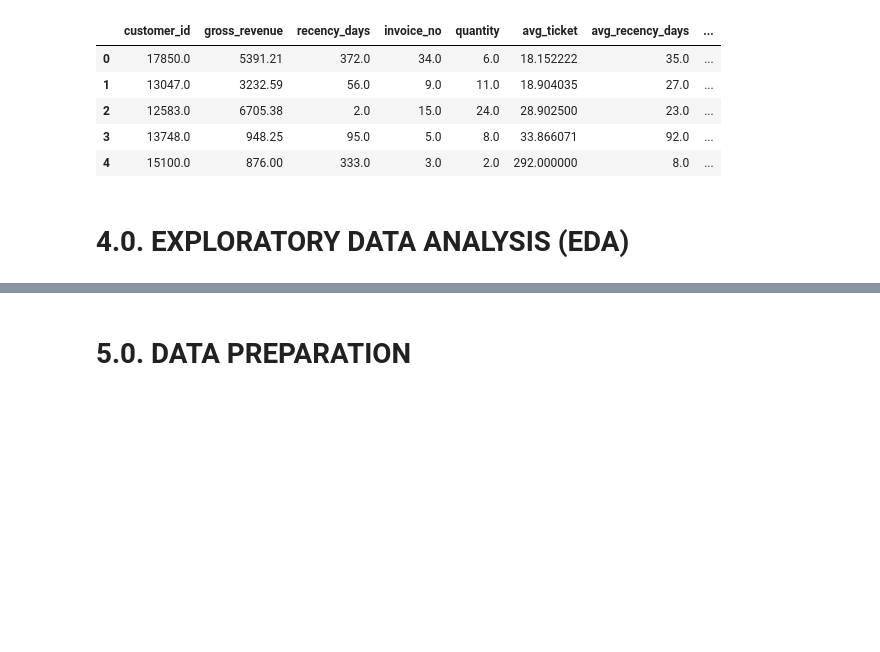
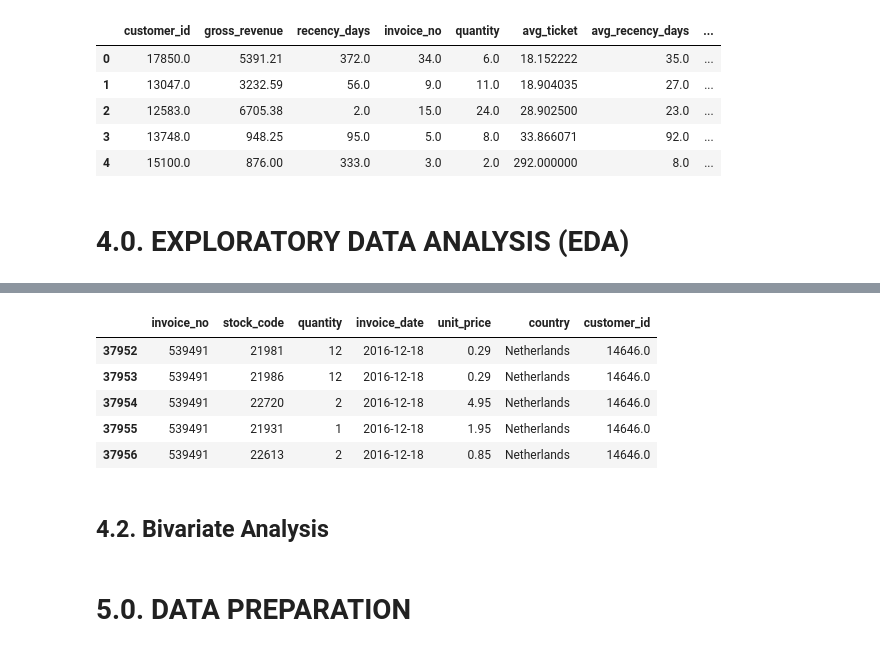
Before and after one commit to ThiagoBorges81/clustering_ml_project, a Jupyter notebook: notebooks/c00_insiders_clustering.ipynb, the cells around one changed output, grey strips where cells are left out. Cells and saved outputs as stored; diff of their text form; code cells hidden in the pictures; blank space fills up the shorter version.

```diff
--- a/notebooks/c00_insiders_clustering.ipynb
+++ b/notebooks/c00_insiders_clustering.ipynb
@@ -790,3 +833,14 @@ df4 = df_ref.dropna().copy()
+# %%
+df3[df3['customer_id']==14646.0].head()
+# %% [output]
+|  | invoice_no | stock_code | quantity | invoice_date | unit_price | country | customer_id |
+| 37952 | 539491 | 21981 | 12 | 2016-12-18 | 0.29 | Netherlands | 14646.0 |
+| 37953 | 539491 | 21986 | 12 | 2016-12-18 | 0.29 | Netherlands | 14646.0 |
+| 37954 | 539491 | 22720 | 2 | 2016-12-18 | 4.95 | Netherlands | 14646.0 |
+| 37955 | 539491 | 21931 | 1 | 2016-12-18 | 1.95 | Netherlands | 14646.0 |
+| 37956 | 539491 | 22613 | 2 | 2016-12-18 | 0.85 | Netherlands | 14646.0 |
+# %% [markdown]
+## 4.2. Bivariate Analysis
 # %% [markdown]
 # 5.0. DATA PREPARATION
 # %%
```
Also changed, not shown: parts of 7 cells of this notebook, 1 other file.
